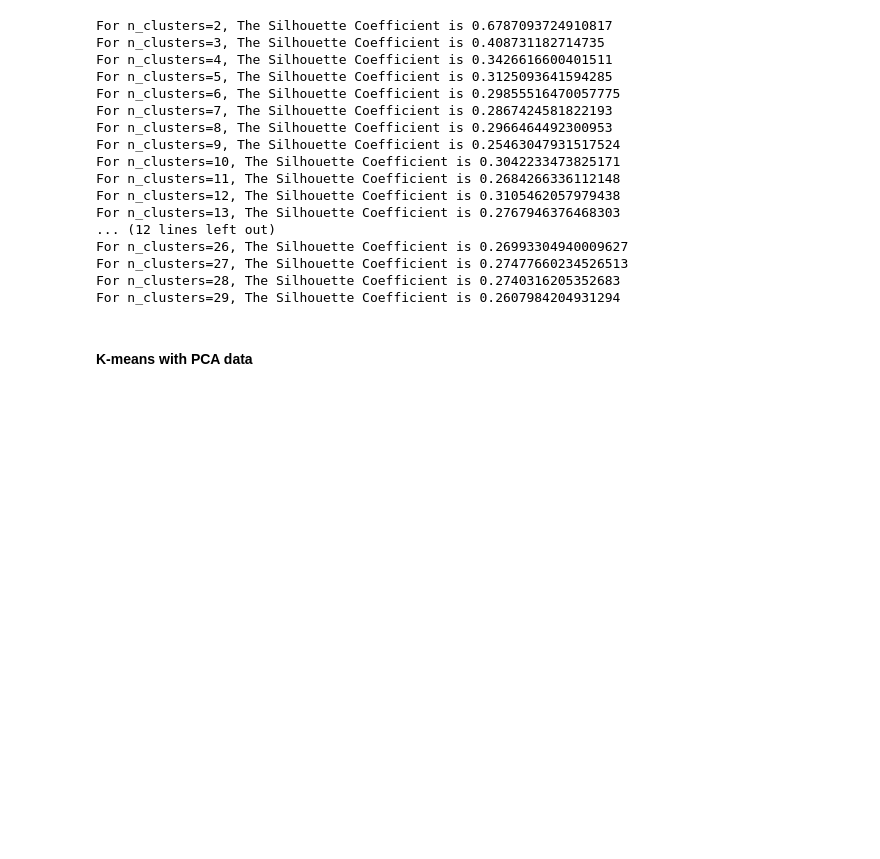
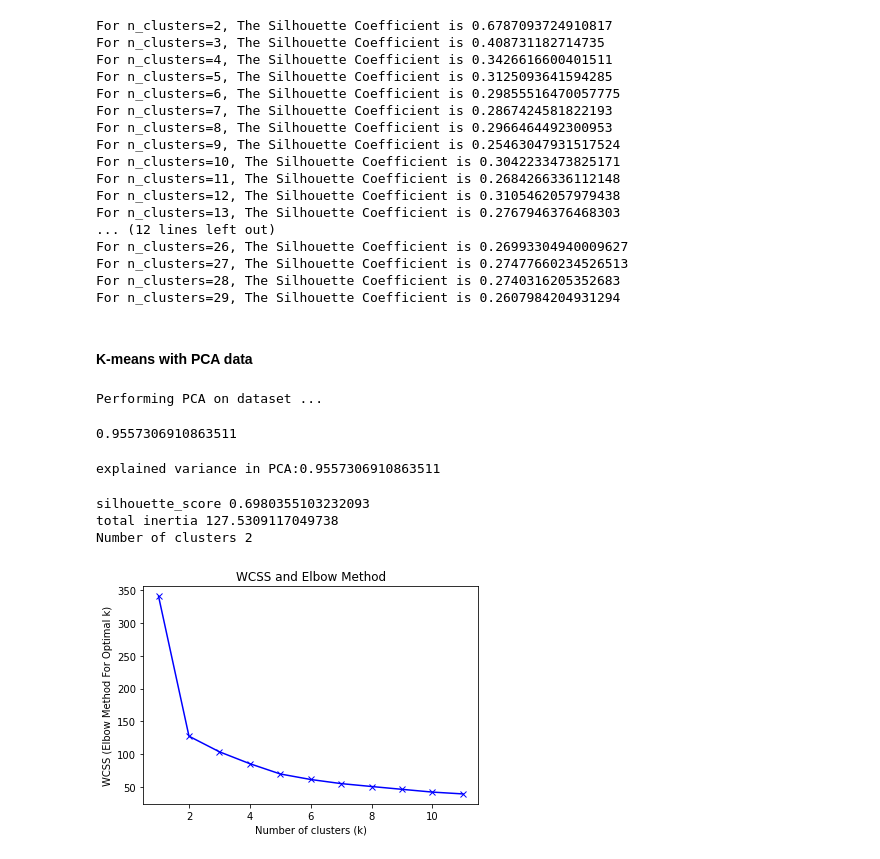
Before and after one commit to Vinomo4/SWTech, a Jupyter notebook: models/Clustering.ipynb, the cells around one changed output. Saved outputs shown, nothing was run; the diff lists cells and outputs as text; code cells hidden in the pictures; blank space fills up the shorter version.

```diff
--- a/models/Clustering.ipynb
+++ b/models/Clustering.ipynb
@@ -240,3 +269,31 @@ For n_clusters=28, The Silhouette Coefficient is 0.2740316205352683
 For n_clusters=29, The Silhouette Coefficient is 0.2607984204931294
 # %% [markdown]
 #### K-means with PCA data
+# %%
+# Compute PCA
+Compute_PCA(normalize_data)
+print('Performing PCA on dataset ...')
+pca = PCA(n_components=10)
+principal_components = pca.fit_transform(normalize_data)
+pca_df = pd.DataFrame(data = principal_components)
+sum(pca.explained_variance_ratio_)
+# %% [output]
+Performing PCA on dataset ...
+0.9557306910863511
+# %%
+# Compute PCA
+track("Starting to compute PCA")
+PCA_data = Compute_PCA(normalize_data)
+track("Finished computing PCA")
+# %% [output]
+explained variance in PCA:0.9557306910863511
+# %%
+# Compute the number of clusters and which cluster is every author
+track("Starting WCSS and Elbow method for choosing the number of clusters")
+clusters, number_of_clusters = define_num_clusters(pca_df,12)
+track("Finished WCSS and Elbow method for choosing the number of clusters")
+# %% [output]
+silhouette_score 0.6980355103232093
+total inertia 127.5309117049738
+Number of clusters 2
+[figure, added]
```
Also changed, not shown: parts of 3 cells of this notebook.
